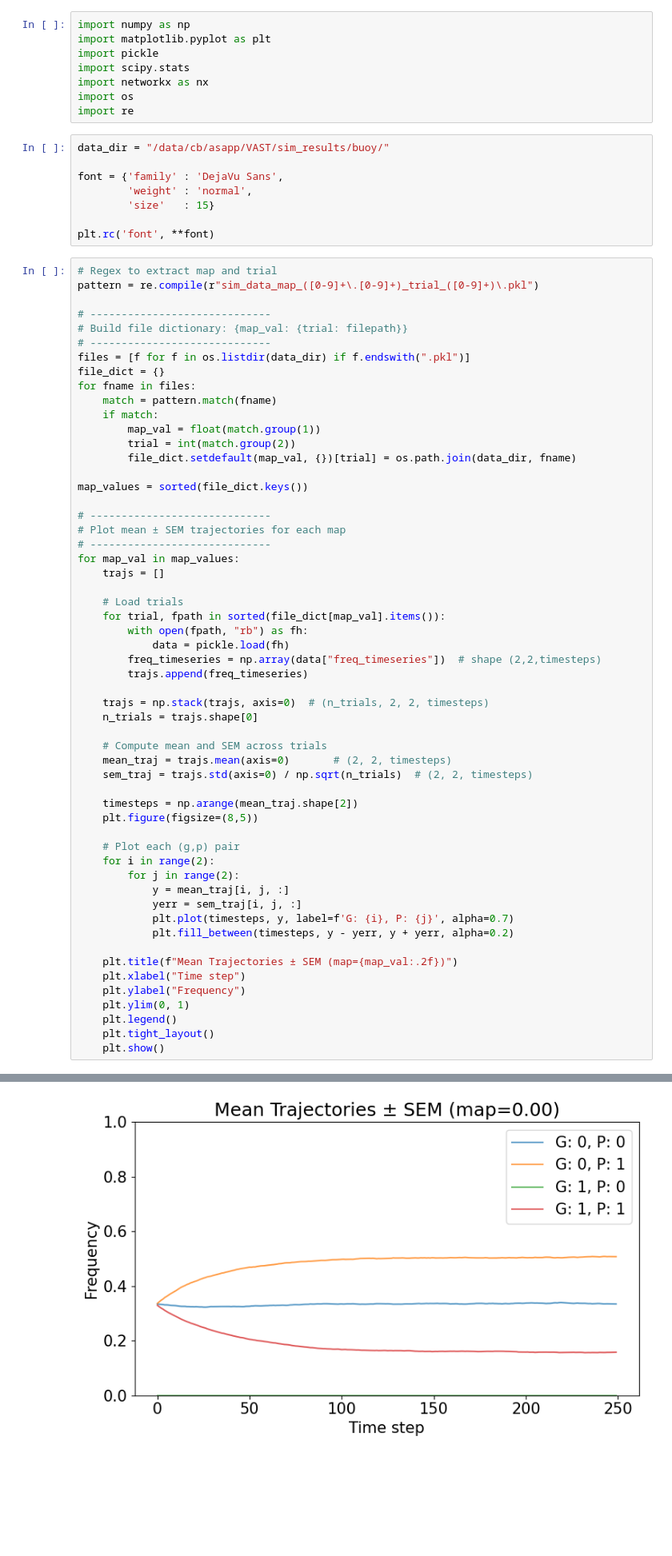
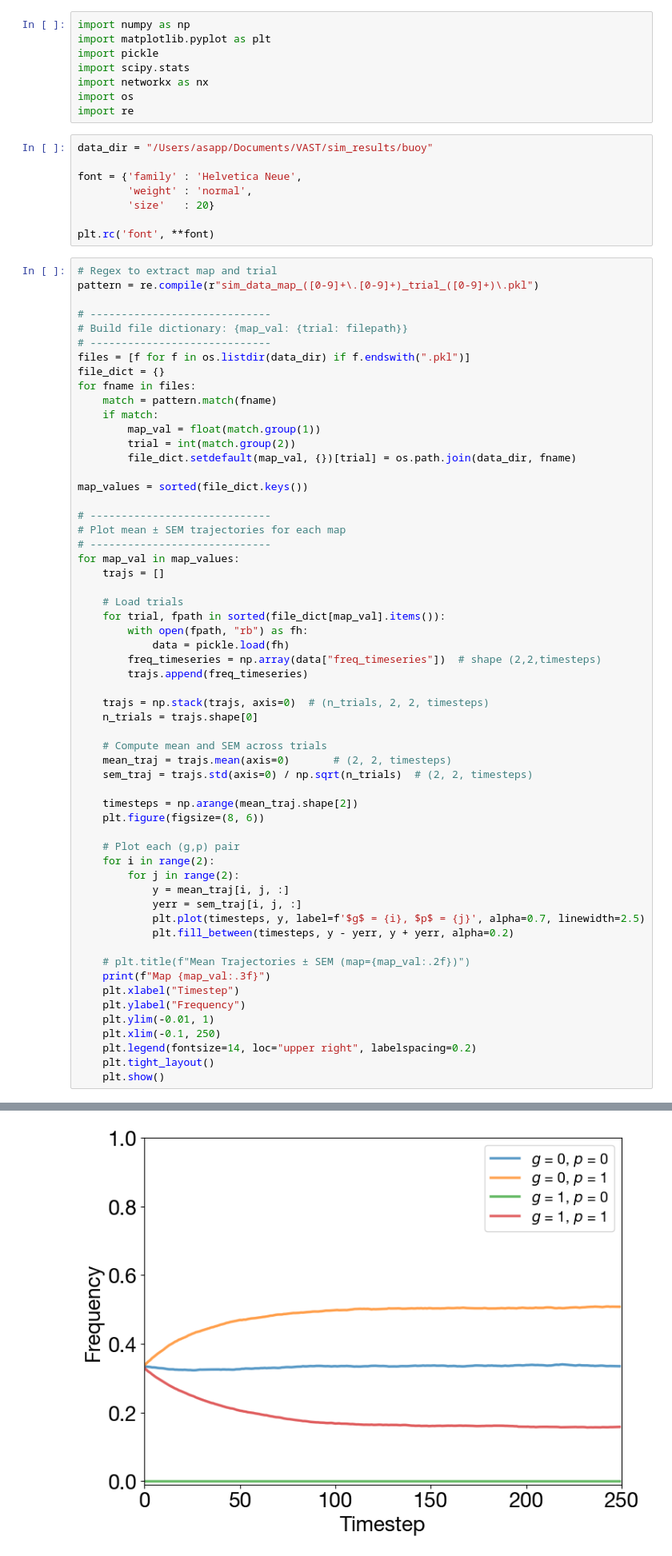
Before and after one commit to vastcollab/ProPGen, a Jupyter notebook: plots/buoy.ipynb, the cells around one changed output, grey strips where cells are left out. Shown at 80% size. Drawn from its saved outputs; the diff is of its cells as text; blank space fills up the shorter version.

Commit message:
update buoy plots

```diff
--- a/plots/buoy.ipynb
+++ b/plots/buoy.ipynb
@@ -7,11 +7,11 @@ import networkx as nx
 import os
 import re
 # %%
-data_dir = "/data/cb/asapp/VAST/sim_results/buoy/"
+data_dir = "/Users/asapp/Documents/VAST/sim_results/buoy"
 
-font = {'family' : 'DejaVu Sans',
+font = {'family' : 'Helvetica Neue',
         'weight' : 'normal',
-        'size'   : 15}
+        'size'   : 20}
 
 plt.rc('font', **font)
 # %%
@@ -53,21 +53,23 @@ for map_val in map_values:
     sem_traj = trajs.std(axis=0) / np.sqrt(n_trials)  # (2, 2, timesteps)
 
     timesteps = np.arange(mean_traj.shape[2])
-    plt.figure(figsize=(8,5))
+    plt.figure(figsize=(8, 6))
 
     # Plot each (g,p) pair
     for i in range(2):
         for j in range(2):
             y = mean_traj[i, j, :]
             yerr = sem_traj[i, j, :]
-            plt.plot(timesteps, y, label=f'G: {i}, P: {j}', alpha=0.7)
+            plt.plot(timesteps, y, label=f'$g$ = {i}, $p$ = {j}', alpha=0.7, linewidth=2.5)
             plt.fill_between(timesteps, y - yerr, y + yerr, alpha=0.2)
 
-    plt.title(f"Mean Trajectories ± SEM (map={map_val:.2f})")
-    plt.xlabel("Time step")
+    # plt.title(f"Mean Trajectories ± SEM (map={map_val:.2f})")
+    print(f"Map {map_val:.3f}")
+    plt.xlabel("Timestep")
     plt.ylabel("Frequency")
-    plt.ylim(0, 1)
-    plt.legend()
+    plt.ylim(-0.01, 1)
+    plt.xlim(-0.1, 250)
+    plt.legend(fontsize=14, loc="upper right", labelspacing=0.2)
     plt.tight_layout()
     plt.show()
 # %% [output]
@@ -74 +77 @@ for map_val in map_values:
-[figure, old version]
+[figure, new version]
```
Also changed, not shown: parts of 1 cell of this notebook.
